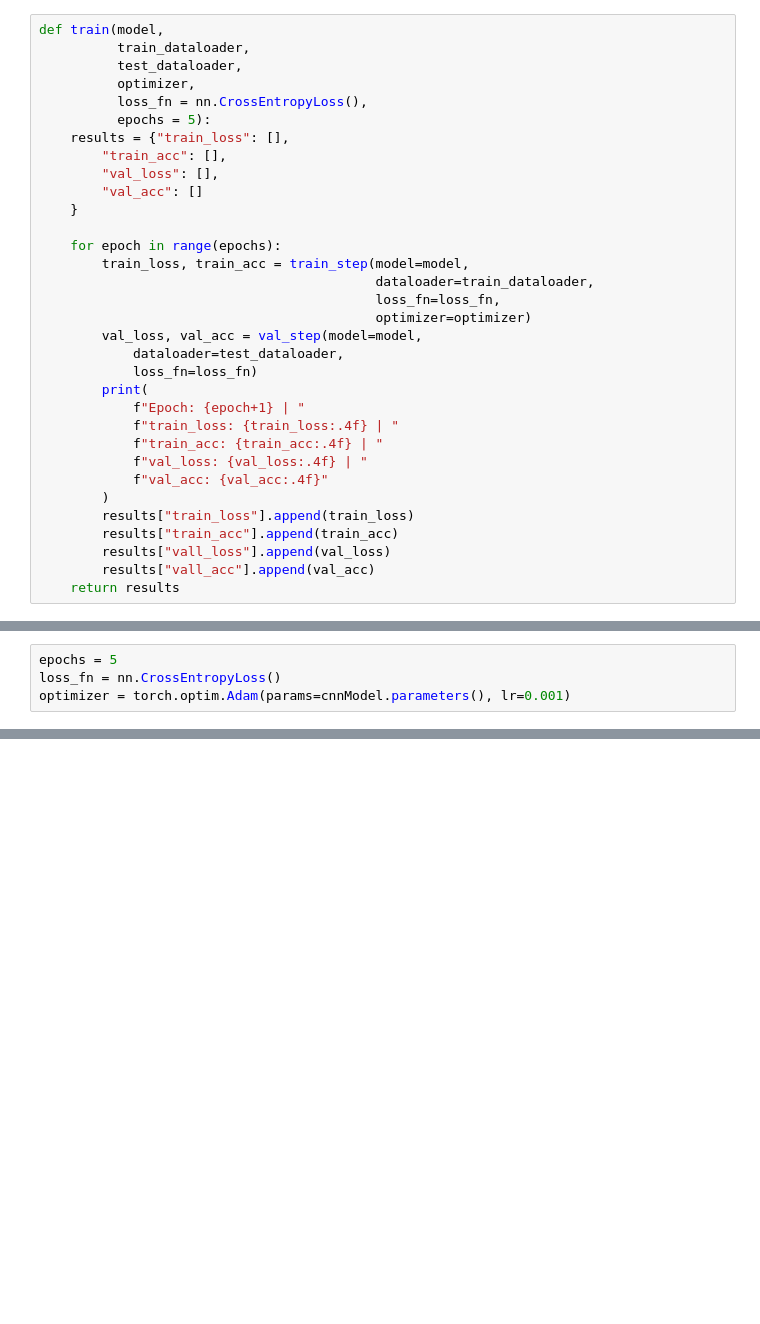
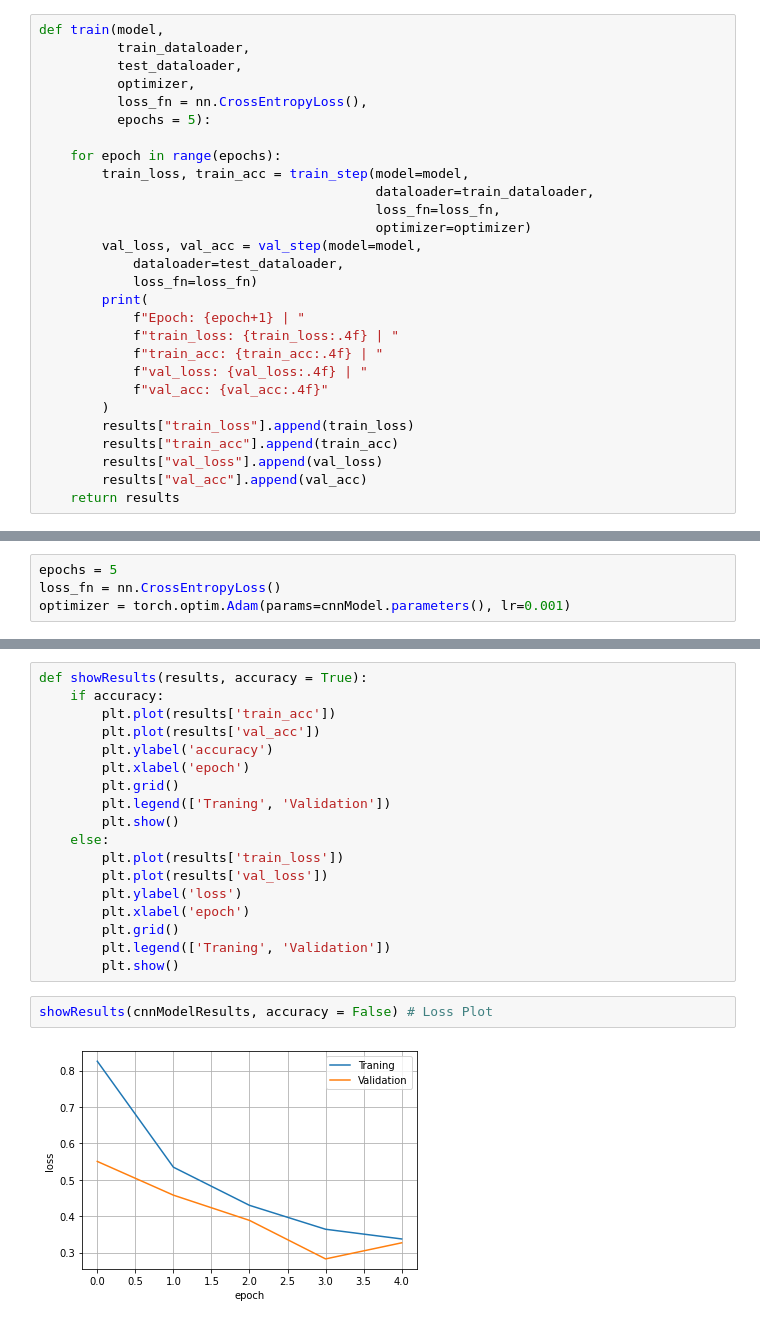
Before and after one commit to PremKumar-V/ML_Projects, a Jupyter notebook: deeplearning_course_project.ipynb, the cells around one changed output, grey strips where cells are left out. Cells and saved outputs as stored; diff of their text form; blank space fills up the shorter version.

```diff
--- a/deeplearning_course_project.ipynb
+++ b/deeplearning_course_project.ipynb
@@ -299,11 +354,6 @@ def train(model,
           optimizer,
           loss_fn = nn.CrossEntropyLoss(),
           epochs = 5):
-    results = {"train_loss": [],
-        "train_acc": [],
-        "val_loss": [],
-        "val_acc": []
-    }
 
     for epoch in range(epochs):
         train_loss, train_acc = train_step(model=model,
@@ -322,8 +372,8 @@ def train(model,
         )
         results["train_loss"].append(train_loss)
         results["train_acc"].append(train_acc)
-        results["vall_loss"].append(val_loss)
-        results["vall_acc"].append(val_acc)
+        results["val_loss"].append(val_loss)
+        results["val_acc"].append(val_acc)
     return results
 # %%
 cnnModel = CNN_Model().to(defaultDevice)
@@ -340,0 +397,22 @@ cnnModelResults = train(model = cnnModel,
+# %%
+def showResults(results, accuracy = True):
+    if accuracy:
+        plt.plot(results['train_acc'])
+        plt.plot(results['val_acc'])
+        plt.ylabel('accuracy')
+        plt.xlabel('epoch')
+        plt.grid()
+        plt.legend(['Traning', 'Validation'])
+        plt.show()
+    else:
+        plt.plot(results['train_loss'])
+        plt.plot(results['val_loss'])
+        plt.ylabel('loss')
+        plt.xlabel('epoch')
+        plt.grid()
+        plt.legend(['Traning', 'Validation'])
+        plt.show()
+# %%
+showResults(cnnModelResults, accuracy = False) # Loss Plot
+# %% [output]
+[figure, added]
```
Also changed, not shown: parts of 49 cells of this notebook.
